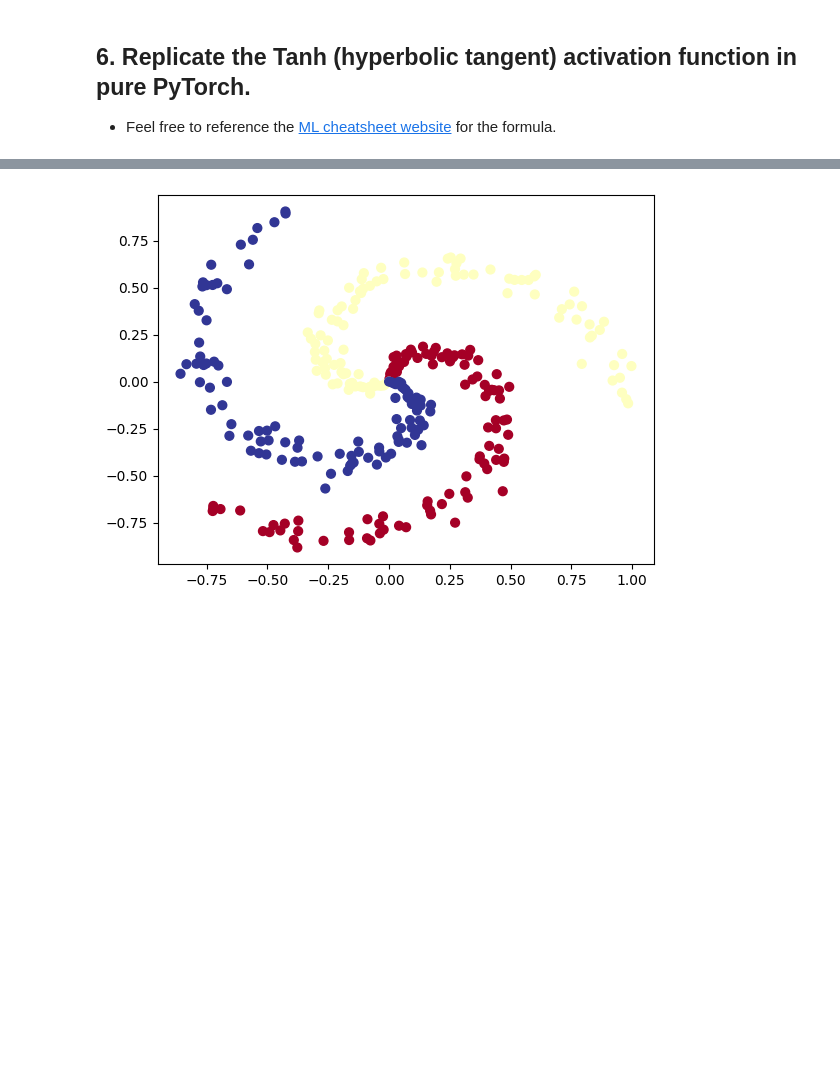
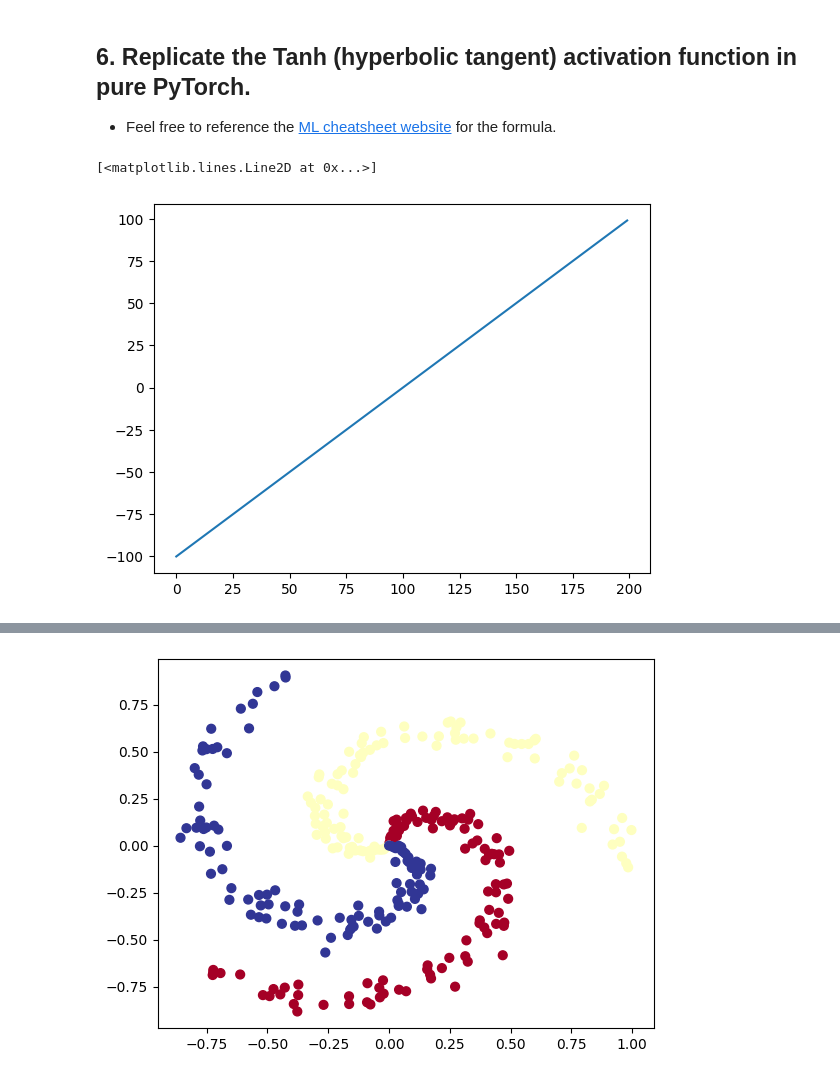
Before and after one commit to martinaspeciale/pytorch-deep-learning, a Jupyter notebook: 02-pytorch-classification-exercises.ipynb, the cells around one changed output, grey strips where cells are left out. Saved outputs shown, nothing was run; the diff lists cells and outputs as text; code cells hidden in the pictures; blank space fills up the shorter version.

```diff
--- a/02-pytorch-classification-exercises.ipynb
+++ b/02-pytorch-classification-exercises.ipynb
@@ -200,0 +296,6 @@ def plot_decision_boundary(model, X, y):
+# %%
+tensor_A = torch.arange(-100, 100, 1)
+plt.plot(tensor_A)
+# %% [output]
+[<matplotlib.lines.Line2D at 0x...>]
+[figure, added]
```
Also changed, not shown: parts of 40 cells of this notebook.
